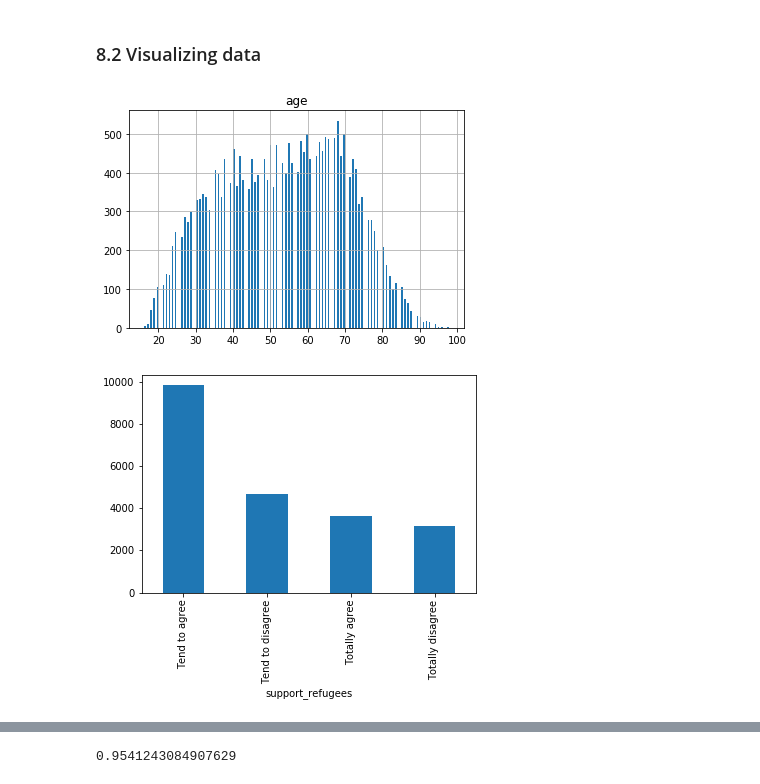
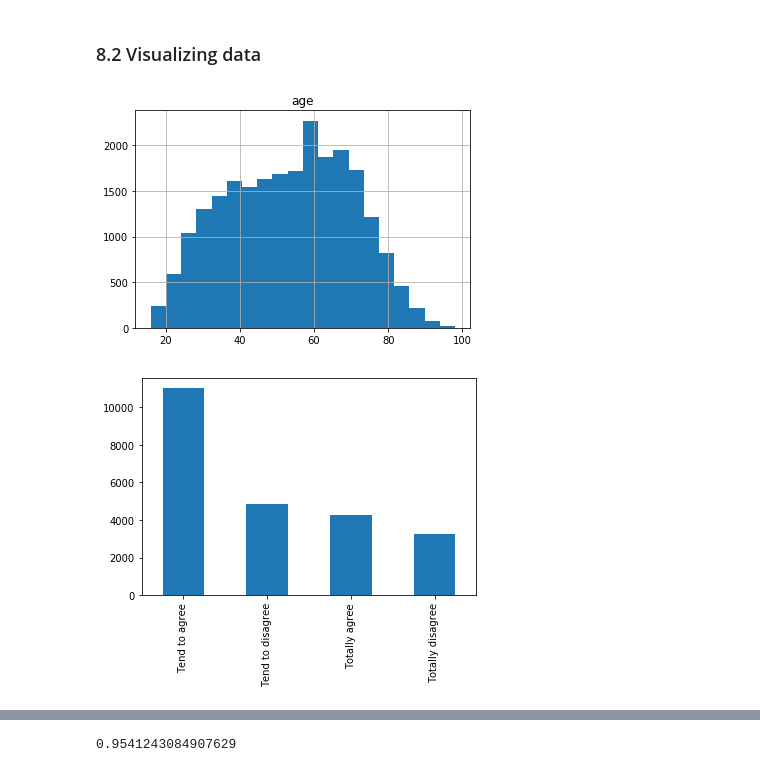
Before and after one commit to ccs-amsterdam/ccsbook, a Jupyter notebook: chapter08/EDA_py.ipynb, the cells around one changed output, grey strips where cells are left out. Cells and saved outputs as stored; diff of their text form; code cells hidden in the pictures.

```diff
--- a/chapter08/EDA_py.ipynb
+++ b/chapter08/EDA_py.ipynb
@@ -89,16 +89,16 @@ Name: age, dtype: float64
 import matplotlib.pyplot as plt
 import numpy as np
 #Histogram of age
-d2.hist(column='age', bins=100, rwidth=0.5)
+d2.hist(column='age', bins=20)
 plt.show()
 # %% [output]
-[figure, old version]
+[figure, new version]
 # %%
 #Graph bar of support of refugees
-d2.groupby('support_refugees')['uniqid'].nunique().plot(kind='bar')
+d2['support_refugees'].value_counts().plot(kind='bar')
 plt.show()
 # %% [output]
-[figure, old version]
+[figure, new version]
 # %%
 #We can use line graphs to plot both means as a time series
 
```
Also changed, not shown: parts of 20 cells of this notebook, 3 other files.
